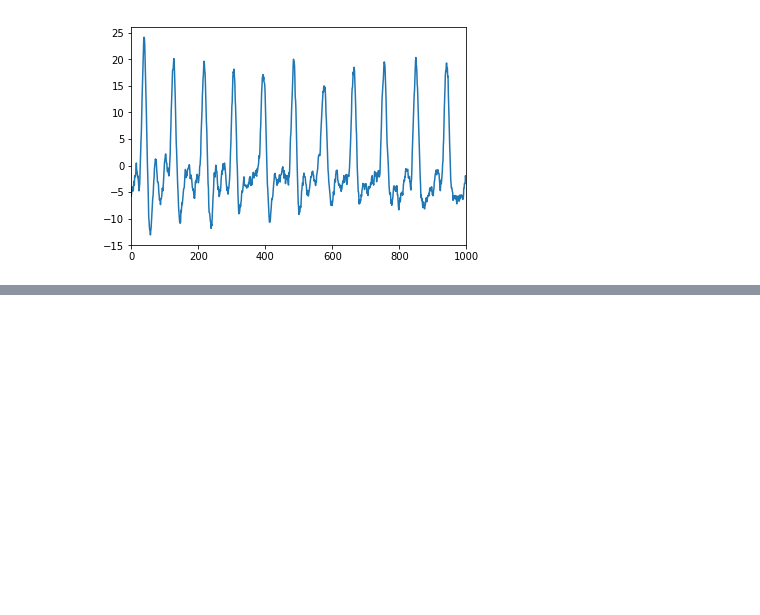
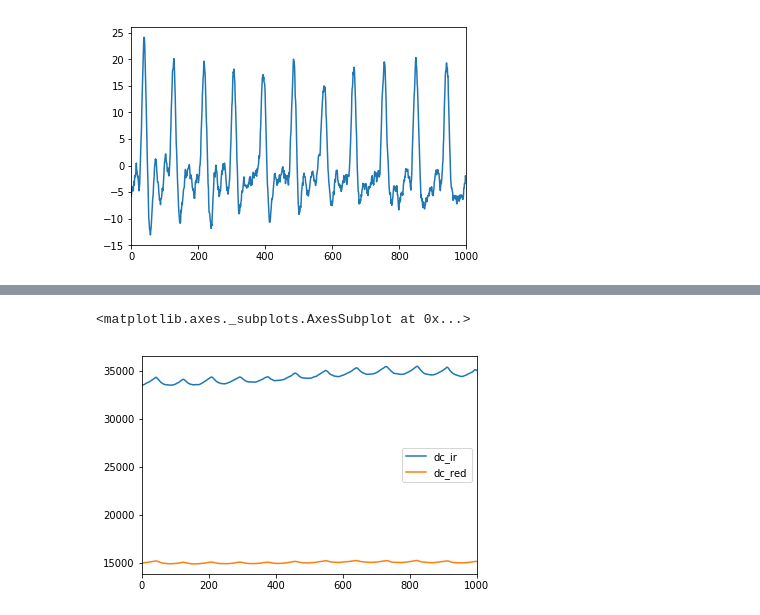
Before and after one commit to IRNAS/pulseox-firmware, a Jupyter notebook: experiments/Data experiments.ipynb, the cells around one changed output, grey strips where cells are left out. Drawn from its saved outputs; the diff is of its cells as text; code cells hidden in the pictures; blank space fills up the shorter version.

```diff
--- a/experiments/Data experiments.ipynb
+++ b/experiments/Data experiments.ipynb
@@ -65,0 +92,5 @@ data_covered_ir_led['raw'].plot()
+# %%
+data[['dc_ir', 'dc_red']].plot()
+# %% [output]
+<matplotlib.axes._subplots.AxesSubplot at 0x...>
+[figure, added]
```
Also changed, not shown: parts of 8 cells of this notebook, 1 other file.
